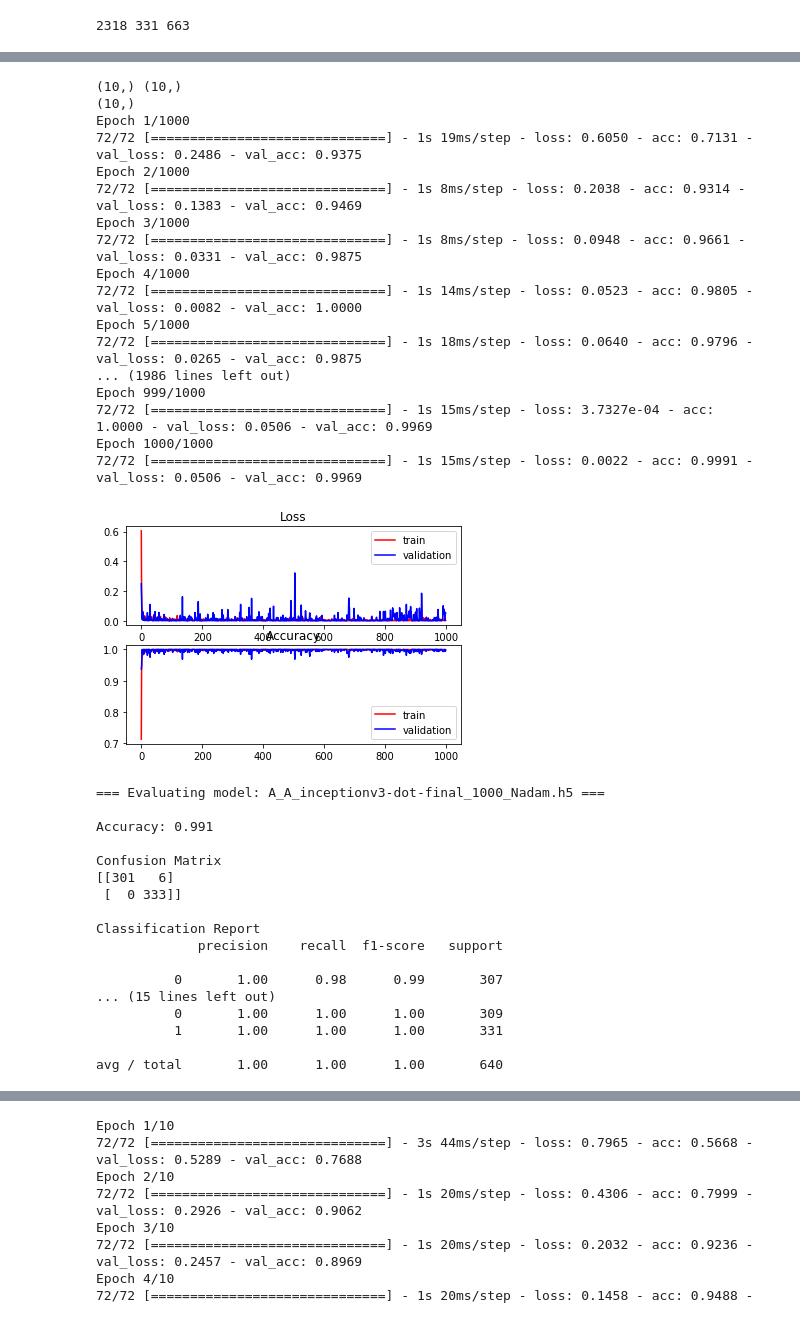
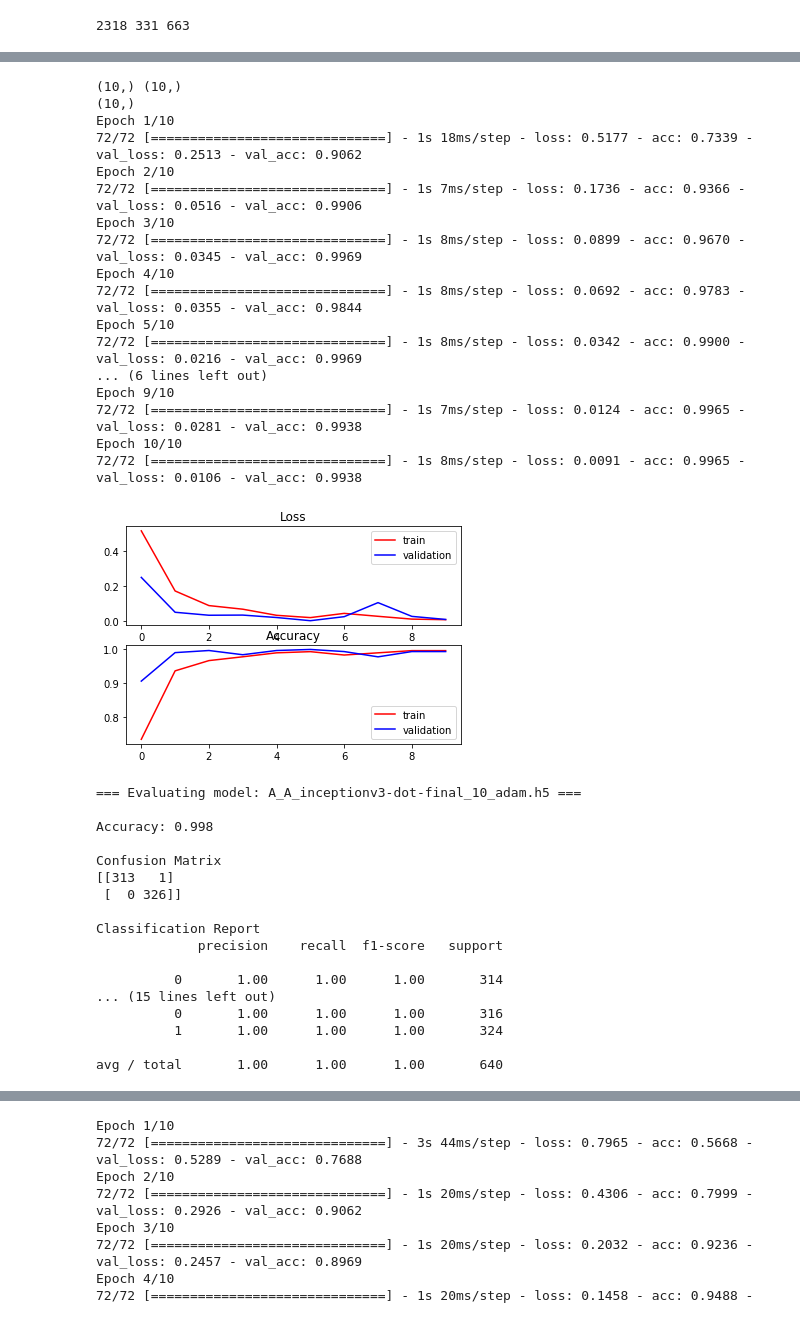
Before and after one commit to micky619/holiday-similarity, a Jupyter notebook: src/accton_07.ipynb, the cells around one changed output, grey strips where cells are left out. Saved outputs shown, nothing was run; the diff lists cells and outputs as text; code cells hidden in the pictures.

```diff
--- a/src/accton_07.ipynb
+++ b/src/accton_07.ipynb
@@ -20,4 +20,4 @@ DATA_DIR = ""
 IMAGE_DIR = os.path.join(DATA_DIR, "images")
 
 BATCH_SIZE = 32
-NUM_EPOCHS = 1000
+NUM_EPOCHS = 10
@@ -175,7 +179,7 @@ def evaluate_model(model_file, test_gen):
     return accuracy
 
 def get_model_file(data_dir, vector_name, merge_mode, borf):
-    return os.path.join(data_dir, "models", "A_A_{:s}-{:s}-{:s}_1000_Nadam.h5"
+    return os.path.join(data_dir, "models", "A_A_{:s}-{:s}-{:s}_10_adam.h5"
                         .format(vector_name, merge_mode, borf))
 # %%
 # Declare and Extract Common Data
@@ -347,7 +354,7 @@ pred = Activation("softmax")(pred)
 model = Model(inputs=[input_1, input_2], outputs=pred)
 # model.summary()
 # In [20]:
-model.compile(optimizer="Nadam", loss="categorical_crossentropy", metrics=["accuracy"])
+model.compile(optimizer="adam", loss="categorical_crossentropy", metrics=["accuracy"])
 # In [21]:
 best_model_name = get_model_file(DATA_DIR, "inceptionv3", "dot", "best")
 checkpoint = ModelCheckpoint(best_model_name, save_best_only=True)
@@ -360,64 +367,64 @@ history = model.fit_generator(train_gen, steps_per_epoch=train_steps_per_epoch,
 
 # In [22]:
 plt.subplot(211)
 plt.title("Loss")
 plt.plot(history.history["loss"], color="r", label="train")
 plt.plot(history.history["val_loss"], color="b", label="validation")
 plt.legend(loc="best")
 
 plt.subplot(212)
 plt.title("Accuracy")
 plt.plot(history.history["acc"], color="r", label="train")
 plt.plot(history.history["val_acc"], color="b", label="validation")
 plt.legend(loc="best")
 
 plt.show()
 
 # In [23]:
 final_model_name = get_model_file(DATA_DIR, "inceptionv3", "dot", "final")
 model.save(final_model_name)
 test_gen = data_generator(test_triples, VECTOR_SIZE, vec_dict, BATCH_SIZE)
 final_accuracy = evaluate_model(final_model_name, test_gen)
 
 test_gen = data_generator(test_triples, VECTOR_SIZE, vec_dict, BATCH_SIZE)
 best_accuracy = evaluate_model(best_model_name, test_gen)
 
 scores[0, 1] = best_accuracy if best_accuracy > final_accuracy else final_accuracy
 # === Evaluating model: inceptionv3-dot-final.h5 ===
 # %% [output]
 (10,) (10,)
 (10,)
-Epoch 1/1000
-72/72 [==============================] - 1s 19ms/step - loss: 0.6050 - acc: 0.7131 - val_loss: 0.2486 - val_acc: 0.9375
-Epoch 2/1000
-72/72 [==============================] - 1s 8ms/step - loss: 0.2038 - acc: 0.9314 - val_loss: 0.1383 - val_acc: 0.9469
-Epoch 3/1000
-72/72 [==============================] - 1s 8ms/step - loss: 0.0948 - acc: 0.9661 - val_loss: 0.0331 - val_acc: 0.9875
-Epoch 4/1000
-72/72 [==============================] - 1s 14ms/step - loss: 0.0523 - acc: 0.9805 - val_loss: 0.0082 - val_acc: 1.0000
-Epoch 5/1000
-72/72 [==============================] - 1s 18ms/step - loss: 0.0640 - acc: 0.9796 - val_loss: 0.0265 - val_acc: 0.9875
-... (1986 lines left out)
-Epoch 999/1000
-72/72 [==============================] - 1s 15ms/step - loss: 3.7327e-04 - acc: 1.0000 - val_loss: 0.0506 - val_acc: 0.9969
-Epoch 1000/1000
-72/72 [==============================] - 1s 15ms/step - loss: 0.0022 - acc: 0.9991 - val_loss: 0.0506 - val_acc: 0.9969
+Epoch 1/10
+72/72 [==============================] - 1s 18ms/step - loss: 0.5177 - acc: 0.7339 - val_loss: 0.2513 - val_acc: 0.9062
+Epoch 2/10
+72/72 [==============================] - 1s 7ms/step - loss: 0.1736 - acc: 0.9366 - val_loss: 0.0516 - val_acc: 0.9906
+Epoch 3/10
+72/72 [==============================] - 1s 8ms/step - loss: 0.0899 - acc: 0.9670 - val_loss: 0.0345 - val_acc: 0.9969
+Epoch 4/10
+72/72 [==============================] - 1s 8ms/step - loss: 0.0692 - acc: 0.9783 - val_loss: 0.0355 - val_acc: 0.9844
+Epoch 5/10
+72/72 [==============================] - 1s 8ms/step - loss: 0.0342 - acc: 0.9900 - val_loss: 0.0216 - val_acc: 0.9969
+... (6 lines left out)
+Epoch 9/10
+72/72 [==============================] - 1s 7ms/step - loss: 0.0124 - acc: 0.9965 - val_loss: 0.0281 - val_acc: 0.9938
+Epoch 10/10
+72/72 [==============================] - 1s 8ms/step - loss: 0.0091 - acc: 0.9965 - val_loss: 0.0106 - val_acc: 0.9938
-[figure, old version]
+[figure, new version]
-=== Evaluating model: A_A_inceptionv3-dot-final_1000_Nadam.h5 ===
+=== Evaluating model: A_A_inceptionv3-dot-final_10_adam.h5 ===
 
-Accuracy: 0.991
+Accuracy: 0.998
 
 Confusion Matrix
-[[301   6]
- [  0 333]]
+[[313   1]
+ [  0 326]]
 
 Classification Report
              precision    recall  f1-score   support
 
-          0       1.00      0.98      0.99       307
+          0       1.00      1.00      1.00       314
 ... (15 lines left out)
-          0       1.00      1.00      1.00       309
-          1       1.00      1.00      1.00       331
+          0       1.00      1.00      1.00       316
+          1       1.00      1.00      1.00       324
 
 avg / total       1.00      1.00      1.00       640
 # %%
```
Also changed, not shown: parts of 5 cells of this notebook, 6 other files.
